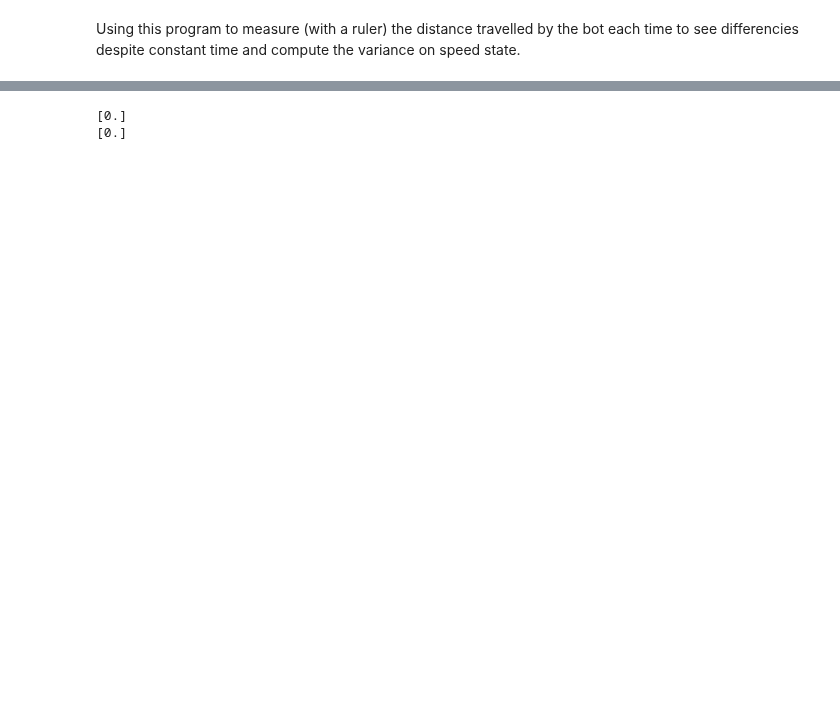
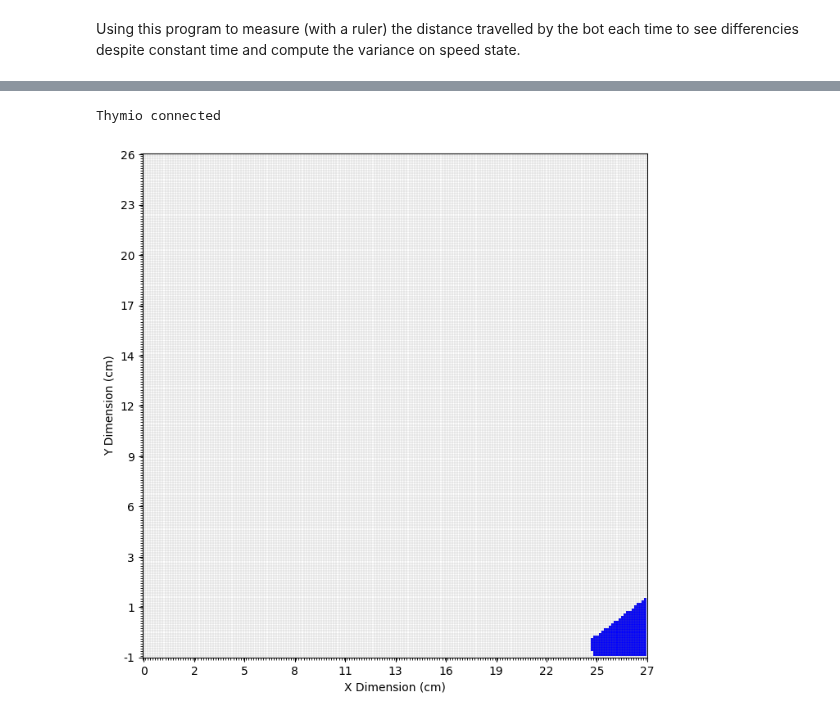
Before and after one commit to ChelseaDavidson-EPFL/MobileRoboticsProject, a Jupyter notebook: Group_42_report.ipynb, the cells around one changed output, grey strips where cells are left out. Cells and saved outputs as stored; diff of their text form; code cells hidden in the pictures; blank space fills up the shorter version.

```diff
--- a/Group_42_report.ipynb
+++ b/Group_42_report.ipynb
@@ -353,48 +328,70 @@ ret  True
 # %%
-#visionInstance = Vision()
-#visionInstance.getEnvironment()
+import matplotlib.pyplot as plt
+import numpy as np
+import cv2
+import time
+import asyncio
 
-#cap = cv2.VideoCapture(0)
-#ret, frame = cap.read()
-#start_theta= visionInstance.getRobotPoseCameraFrame(frame)[2]
-#if start_theta is None:
-#    raise RuntimeError("Robot not detected in initial frame")
+from thymio import Thymio
+from vision import Vision
+
+import motion_controll
+import filtering
+import local_nav
+import global_nav
+import utils
+
+thymio = Thymio(pos_init=[0, 0], orient=0)
+await thymio._connect_to_thymio_()
+thymio.stop()
+
+visionInstance = Vision()
+visionInstance.display_grid()
+
+ret, frame = visionInstance.cap.read()
+print(ret)
+start_theta= visionInstance.getInitialRobotPose()[1]
+print(start_theta)
+if start_theta is None:
+    raise RuntimeError("Robot not detected in initial frame")
 
 thymio.set_motor_speeds([0,0])
 delta_t = 2
-k=1
+k=10
 data_theta_pos=np.zeros(k)
 data_theta_neg=np.zeros(k)
 
 for i in range(k):
 
     thymio.set_motor_speeds([-100,100])
     start_time=time.time()
     while time.time() - start_time < delta_t:
         await asyncio.sleep(0.1)
     thymio.set_motor_speeds([0, 0])
-    #ret, frame = cap.read()
-    #on_going_theta=visionInstance.getRobotPoseCameraFrame(frame)[2]
-    #if on_going_theta is None:
-    #    print("Robot not detected (positive turn), skipping this measurement")
-    #    continue
-    #data_theta_pos[i]=on_going_theta-start_theta
+    ret, frame = visionInstance.cap.read()
+    vis=frame.copy()
+    on_going_theta=visionInstance.getRobotPoseAndVisualise(frame, vis)[1]
+    if on_going_theta is None:
+        print("Robot not detected (positive turn), skipping this measurement")
+        continue
+    data_theta_neg[i]=on_going_theta-start_theta
 
-    #start_theta=on_going_theta
+    start_theta=on_going_theta
     thymio.set_motor_speeds([100,-100])
     start_time=time.time()
     while time.time() - start_time < delta_t:
         await asyncio.sleep(0.1)
     thymio.set_motor_speeds([0, 0])
-    #ret, frame = cap.read()
-    #on_going_theta=visionInstance.getRobotPoseCameraFrame(frame)[2]
-    #if on_going_theta is None:
-    #    print("Robot not detected (positive turn), skipping this measurement")
-    #    continue
-    #data_theta_neg[i]=on_going_theta-start_theta
+    ret, frame = visionInstance.cap.read()
+    vis=frame.copy()
+    on_going_theta=visionInstance.getRobotPoseAndVisualise(frame, vis)[1]
+    if on_going_theta is None:
+        print("Robot not detected (positive turn), skipping this measurement")
+        continue
+    data_theta_pos[i]=on_going_theta-start_theta
 
-print(data_theta_pos)
-print(data_theta_neg)
+print(f"theta neg : {data_theta_neg}")
+print(f"theta pos : {data_theta_pos}")
 # %% [output]
-[0.]
-[0.]
+Thymio connected
+[figure, added]
```
Also changed, not shown: parts of 6 cells of this notebook, 1 other file.
